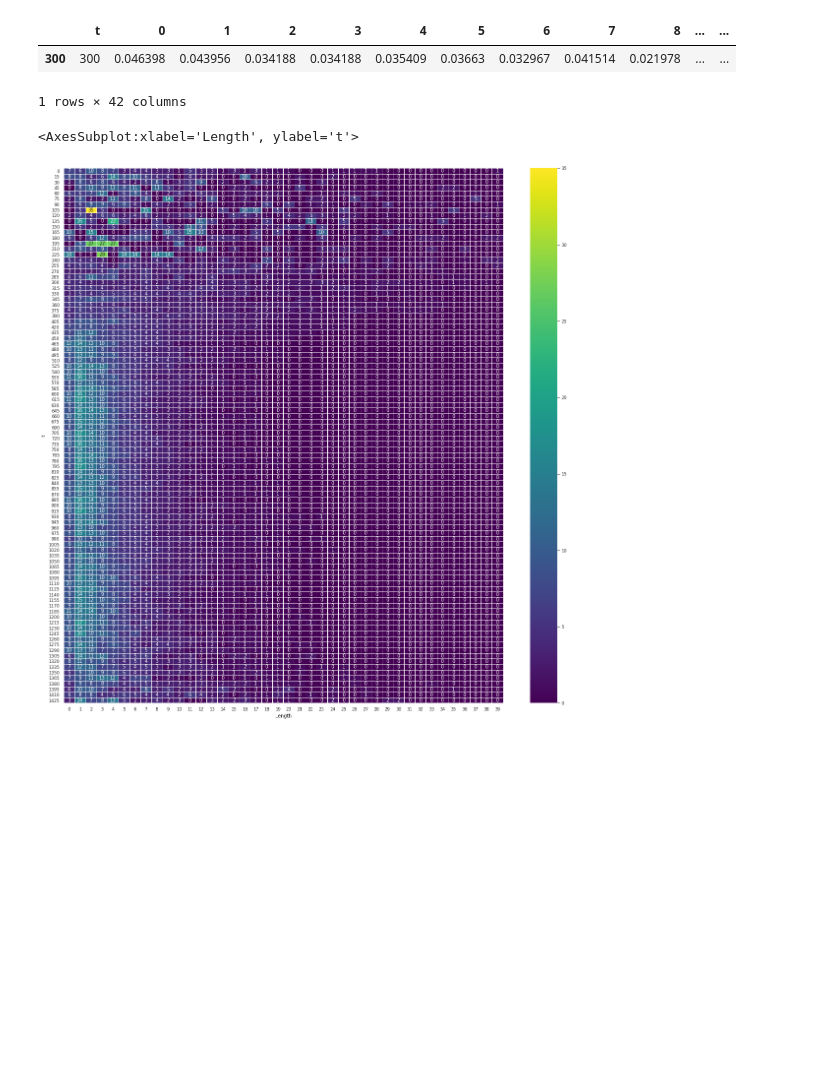
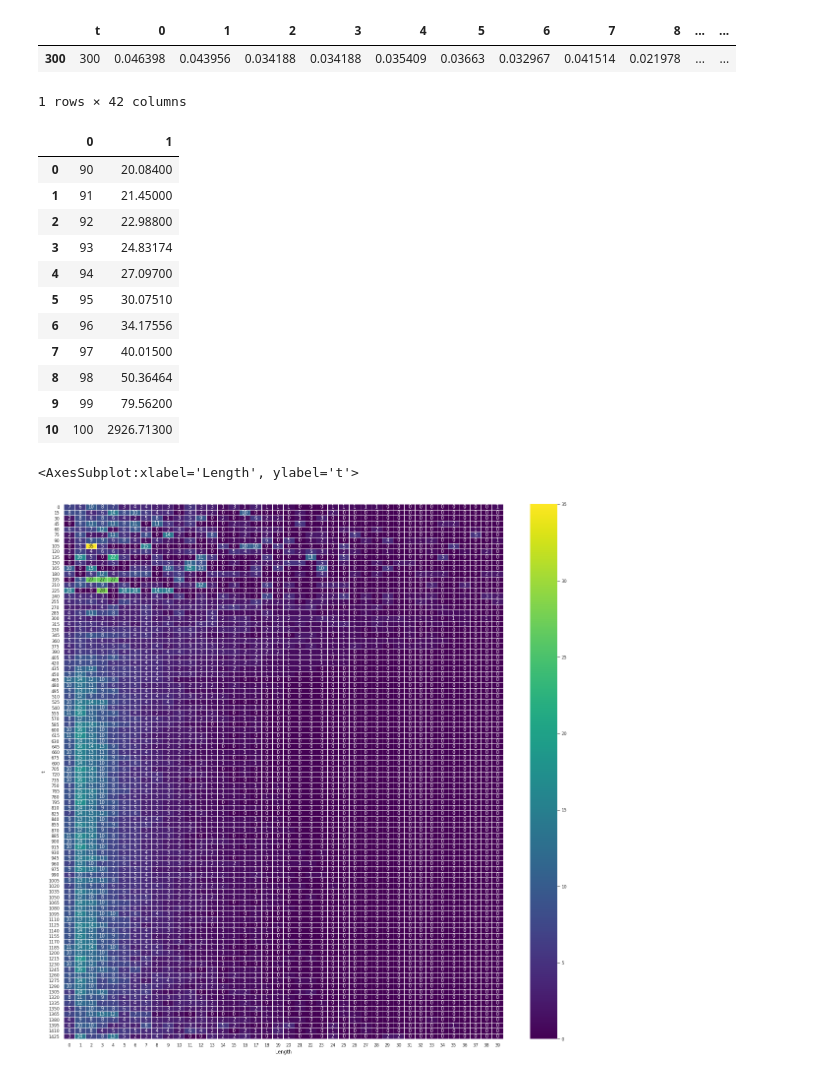
Before and after one commit to thummelt/master-thesis, a Jupyter notebook: code/src/Data_Analysis.ipynb, the cells around one changed output. Saved outputs shown, nothing was run; the diff lists cells and outputs as text; code cells hidden in the pictures; blank space fills up the shorter version.

```diff
--- a/code/src/Data_Analysis.ipynb
+++ b/code/src/Data_Analysis.ipynb
@@ -119,6 +129,23 @@ d_len[d_len["t"] == 300].tail(1)
 |  | t | 0 | 1 | 2 | 3 | 4 | 5 | 6 | 7 | 8 | ... | ... |
 | 300 | 300 | 0.046398 | 0.043956 | 0.034188 | 0.034188 | 0.035409 | 0.03663 | 0.032967 | 0.041514 | 0.021978 | ... | ... |
 1 rows × 42 columns
+# %%
+pd.DataFrame([(p,np.percentile(df_tmp.loc[:, "TRPMILES"], p)) for p in range(90,101,1)])
+
+### => 97% of trips have lenght <= 40.01500 miles
+# %% [output]
+|  | 0 | 1 |
+| 0 | 90 | 20.08400 |
+| 1 | 91 | 21.45000 |
+| 2 | 92 | 22.98800 |
+| 3 | 93 | 24.83174 |
+| 4 | 94 | 27.09700 |
+| 5 | 95 | 30.07510 |
+| 6 | 96 | 34.17556 |
+| 7 | 97 | 40.01500 |
+| 8 | 98 | 50.36464 |
+| 9 | 99 | 79.56200 |
+| 10 | 100 | 2926.71300 |
 # %%
 df_plot = pd.melt(d_len.iloc[:,:-1].copy(), id_vars=['t'], var_name = "Length", value_name = "d(t)")
 df_plot["d(t)"] = df_plot["d(t)"]*100
```
Also changed, not shown: parts of 1 cell of this notebook, 8 other files.
